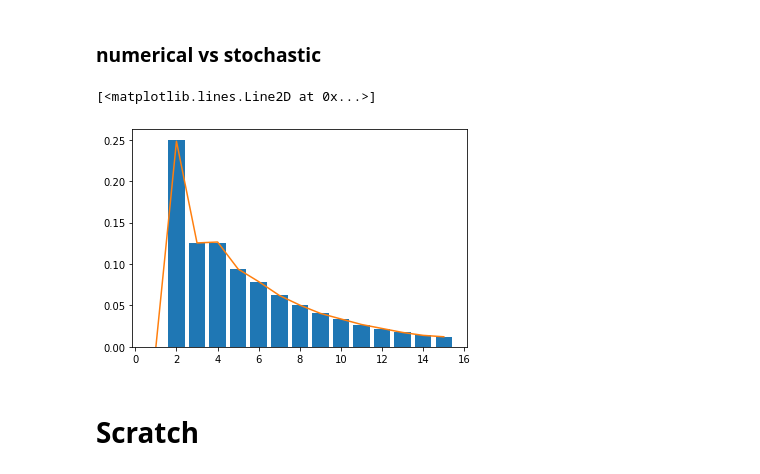
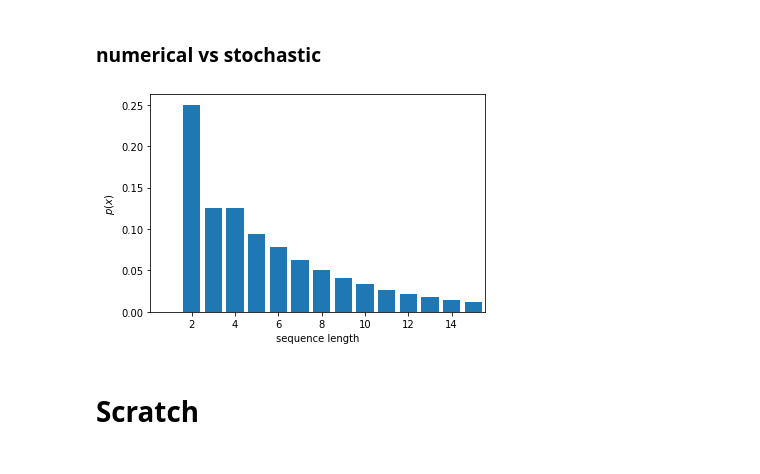
Before and after one commit to telamonian/epi-code, a Jupyter notebook: notes/zk_problems.ipynb, the cells around one changed output. Cells and saved outputs as stored; diff of their text form; code cells hidden in the pictures.

Commit message:
cleanup, tweaked some plots

```diff
--- a/notes/zk_problems.ipynb
+++ b/notes/zk_problems.ipynb
@@ -133,0 +121,13 @@ plt.bar(np.arange(1, y.size + 1), y)
+# %%
+xmax = 15
+x = np.arange(1, xmax + 1)
+y = binLen(flips(), density=True)[1:xmax + 1]
+print(y)
+
+fig = plt.figure()
+ax = fig.gca()
+ax.bar(x, y)
+ax.set_xlim(.1, xmax + .55)
+ax.set_xlabel('sequence length')
+ax.set_ylabel(r'$p(x)$')
+pass
@@ -189,18 +194,21 @@ numerical()
 # %% [markdown]
 ### numerical vs stochastic
 # %%
-n = 15
-x = np.arange(1, n + 1)
+xmax = 15
+x = np.arange(1, xmax + 1)
 y0 = [prob(var) for var in x]
-y1 = binLen(flips(), density=True)[1:n + 1]
+y1 = binLen(flips(), density=True)[1:xmax + 1]
 
 fig = plt.figure()
 ax = fig.gca()
 ax.bar(x, y0)
-ax.plot(x, y1, c='C1')
+# ax.plot(x, y1, c='C1')
+ax.set_xlim(.1, xmax + .55)
+ax.set_xlabel('sequence length')
+ax.set_ylabel(r'$p(x)$')
+pass
 # %% [output]
-[<matplotlib.lines.Line2D at 0x...>]
-[figure, old version]
+[figure, new version]
 # %% [markdown]
 # Scratch
 # %%
```
Also changed, not shown: parts of 12 cells of this notebook, 1 other file.
